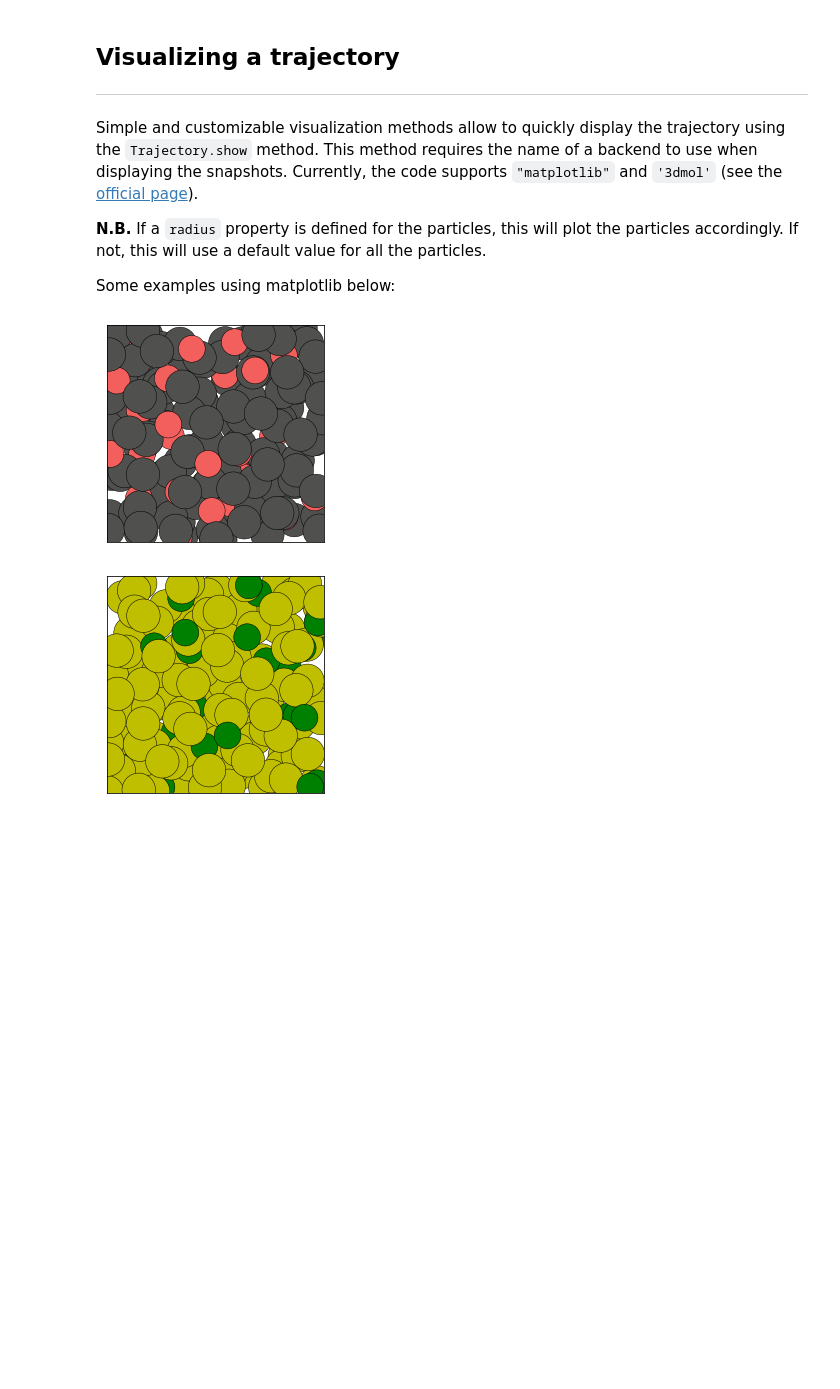
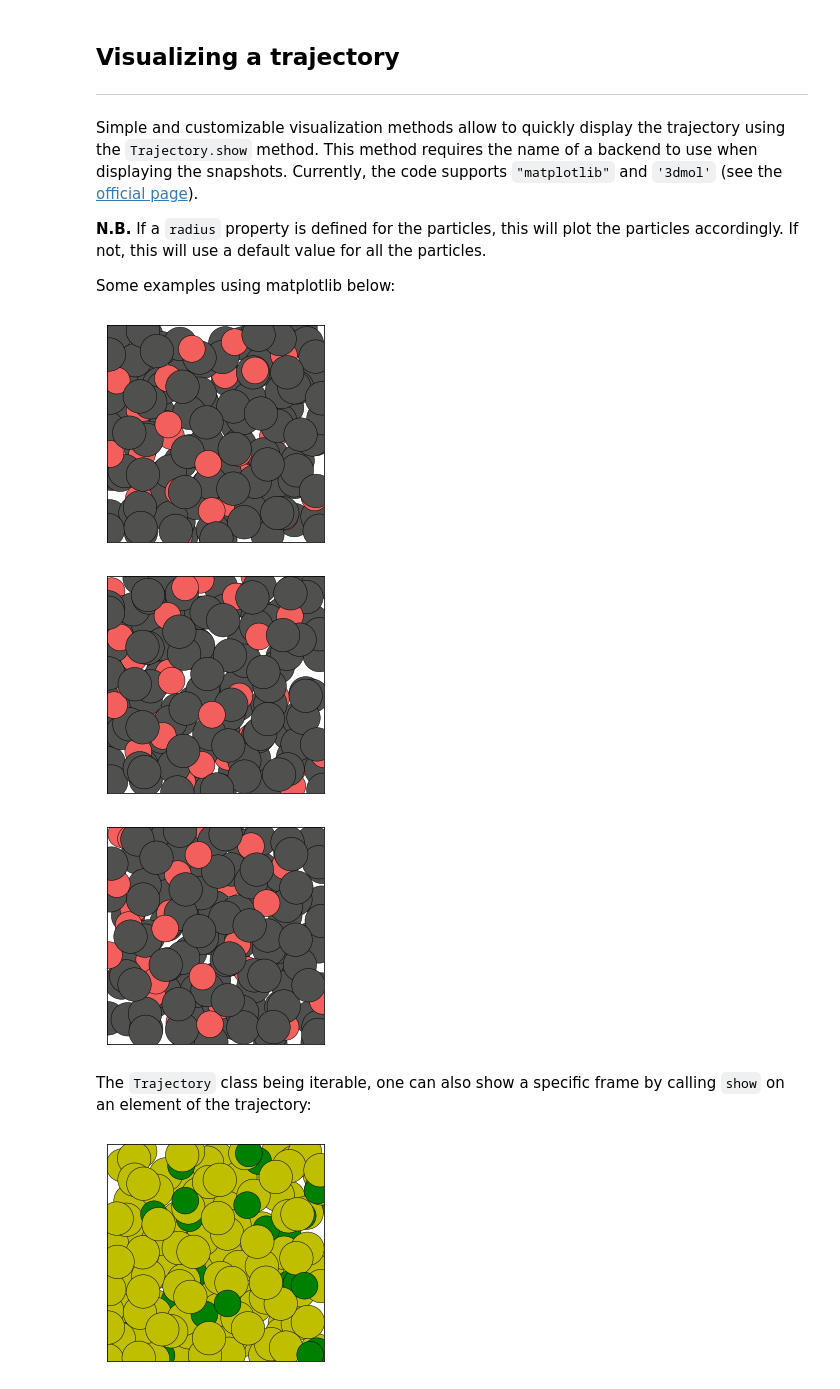
Before and after one commit to jorisparet/partycls, a Jupyter notebook: tutorial/1_trajectory.ipynb, the cells around one changed output. Drawn from its saved outputs; the diff is of its cells as text; code cells hidden in the pictures; blank space fills up the shorter version.

```diff
--- a/tutorial/1_trajectory.ipynb
+++ b/tutorial/1_trajectory.ipynb
@@ -285,13 +285,18 @@ Some examples using matplotlib below:
 # %%
 # open a trajectory file
 traj = Trajectory('../data/kalj_N150.xyz')
 # adjust radii
 traj.set_property('radius', 0.5, "species == 'A'")
 traj.set_property('radius', 0.4, "species == 'B'")
 
-# show the first frame
+# show the first three frames
+# (all frames are shown if `frames` is not specified)
 # default coloring code uses the species
-fig = traj.show(frame=0, backend='matplotlib', show=True)
+figs = traj.show(frames=[0,1,2], backend='matplotlib', show=True)
 # %% [output]
 [figure]
+[figure, added]
+[figure, added]
+# %% [markdown]
+The `Trajectory` class being iterable, one can also show a specific frame by calling `show` on an element of the trajectory:
 # %%
```
Also changed, not shown: parts of 9 cells of this notebook, 4 other files.
